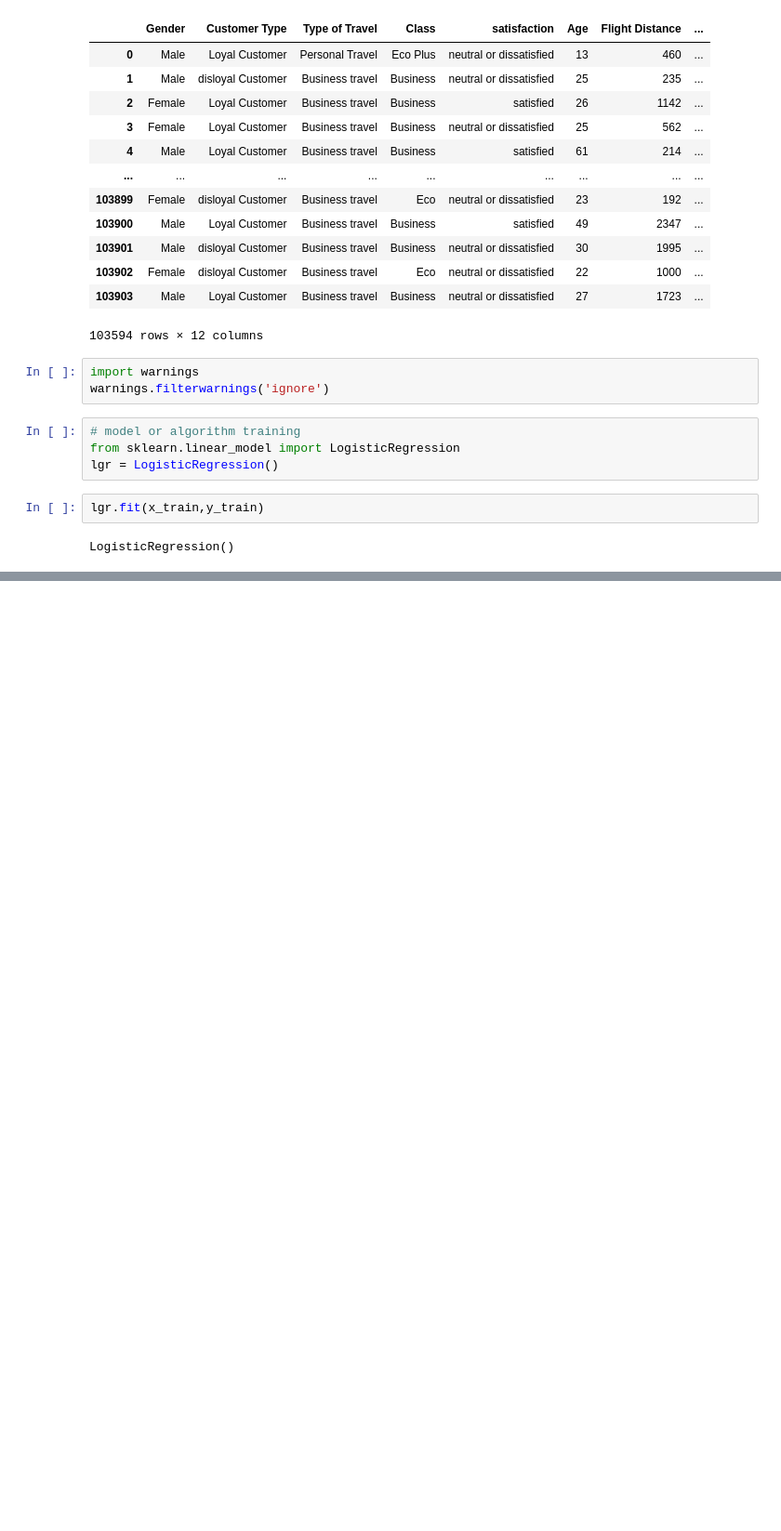
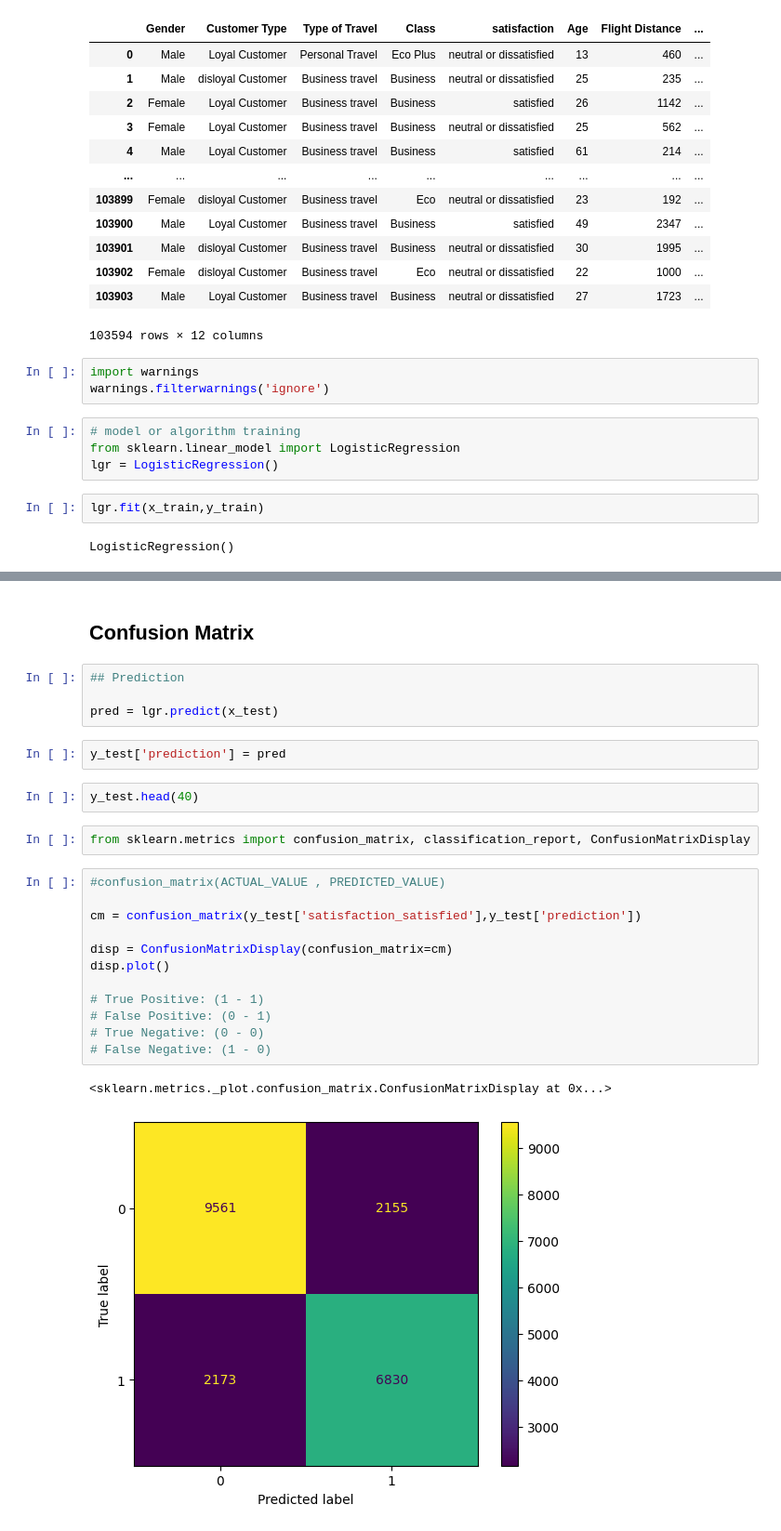
Before and after one commit to akshay-1896/45DaysOfData, a Jupyter notebook: Projects/Machine Learning Models/Customer Satisfaction/c1.ipynb, the cells around one changed output, grey strips where cells are left out. Shown at 93% size. Drawn from its saved outputs; the diff is of its cells as text; blank space fills up the shorter version.

```diff
--- a/Projects/Machine Learning Models/Customer Satisfaction/c1.ipynb
+++ b/Projects/Machine Learning Models/Customer Satisfaction/c1.ipynb
@@ -264,0 +265,27 @@ Testing score: 80.30792991939765
+# %% [markdown]
+<h2>Confusion Matrix</h2>
+# %%
+## Prediction
+
+pred = lgr.predict(x_test)
+# %%
+y_test['prediction'] = pred
+# %%
+y_test.head(40)
+# %%
+from sklearn.metrics import confusion_matrix, classification_report, ConfusionMatrixDisplay
+# %%
+#confusion_matrix(ACTUAL_VALUE , PREDICTED_VALUE)
+
+cm = confusion_matrix(y_test['satisfaction_satisfied'],y_test['prediction'])
+
+disp = ConfusionMatrixDisplay(confusion_matrix=cm)
+disp.plot()
+
+# True Positive: (1 - 1)
+# False Positive: (0 - 1)
+# True Negative: (0 - 0)
+# False Negative: (1 - 0)
+# %% [output]
+<sklearn.metrics._plot.confusion_matrix.ConfusionMatrixDisplay at 0x...>
+[figure, added]
```
Also changed, not shown: parts of 7 cells of this notebook.
